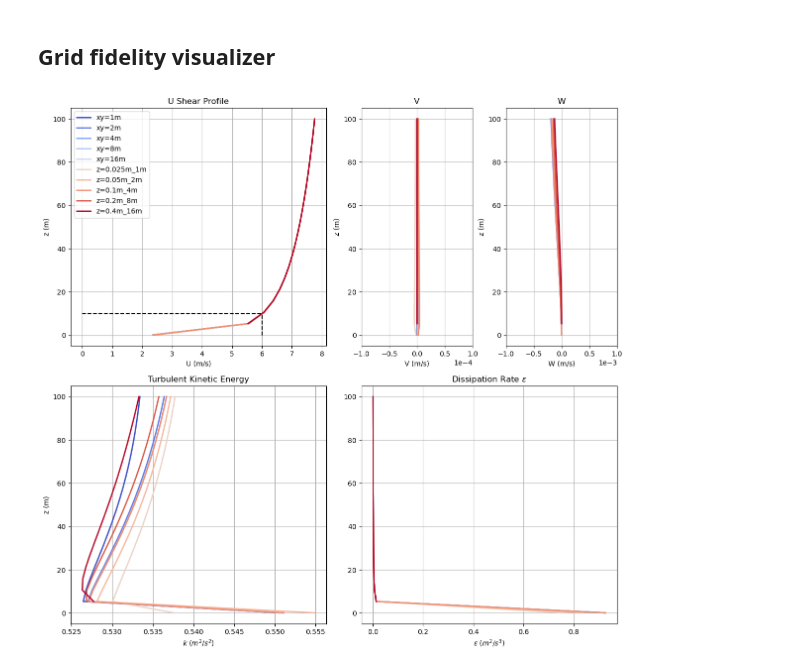
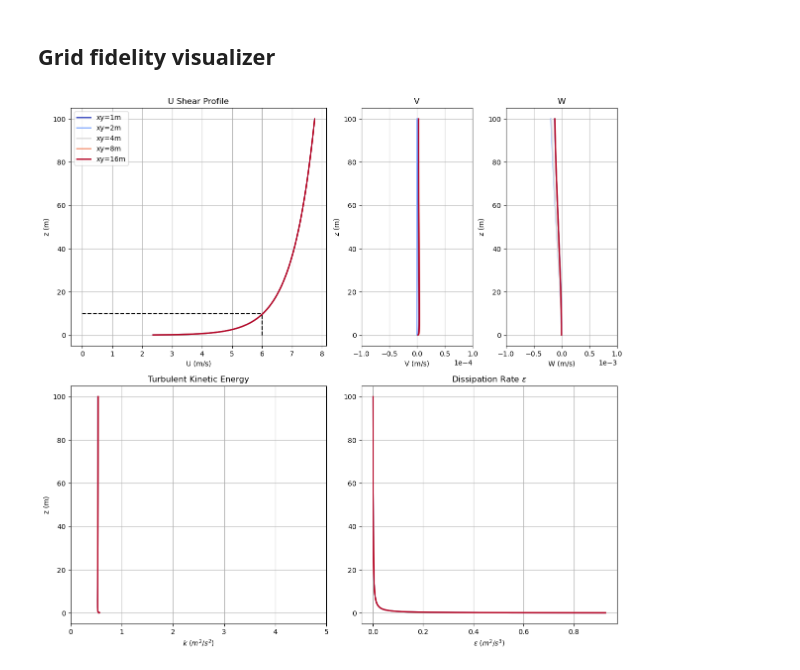
Before and after one commit to JacobManniche/Bachelor_legeplads, a Jupyter notebook: demos/wind field comparison.ipynb, the cells around one changed output. Drawn from its saved outputs; the diff is of its cells as text; code cells hidden in the pictures.

```diff
--- a/demos/wind field comparison.ipynb
+++ b/demos/wind field comparison.ipynb
@@ -774,6 +774,7 @@ axs[0,2].set_xlim(-0.5, 0.5)
 axs[1,0].set_title('Turbulent Kinetic Energy')
 axs[1,0].set_xlabel(r'$k$ ($m^2/s^2$)')
 axs[1,0].set_ylabel('z (m)')
+axs[1,0].set_xlim(0, 1)
 
 axs[1,1].set_title(r'Dissipation Rate $\varepsilon$')
 axs[1,1].set_xlabel(r'$\varepsilon$ ($m^2/s^3$)')
@@ -970,6 +971,9 @@ comb_lib_grid = {
 
 comb_list = list(comb_lib_grid.keys())
 # %%
+comb_lib_grid = xy_wf_library_grid
+comb_list = xy_list
+
 U_ref = 6      # [m/s]
 wd = 0         # [deg]
 
@@ -979,7 +983,7 @@ uw = WindField(profile='uniform', U_ref=U_ref, direction=wd)
 
 # ---------------------------------------------------
 point = np.array([0, 0])   # x,y coordinates
-z_vals = np.linspace(0.1, 100, 20)
+z_vals = np.linspace(0.1, 100, 2000)
 
 colors = plt.cm.coolwarm(np.linspace(0, 1, len(comb_lib_grid)))
 # ---------------------------------------------------
@@ -1049,31 +1053,32 @@ for xy, wf_current in comb_lib_grid.items():
 
 ax_u.plot([0, U_ref], [10, 10], color='k', linestyle='--')
 ax_u.plot([U_ref, U_ref], [0,10], color='k', linestyle='--')
 
 ax_u.set_title('U Shear Profile')
 ax_u.set_xlabel('U (m/s)')
 ax_u.set_ylabel('z (m)')
 ax_u.legend()
 
 ax_v.set_title('V')
 ax_v.set_xlabel('V (m/s)')
 ax_v.set_ylabel('z (m)')
 
 ax_w.set_title('W')
 ax_w.set_xlabel('W (m/s)')
 ax_w.set_ylabel('z (m)')
 
 ax_k.set_title('Turbulent Kinetic Energy')
 ax_k.set_xlabel(r'$k$ ($m^2/s^2$)')
 ax_k.set_ylabel('z (m)')
+ax_k.set_xlim(0,5)
 
 ax_eps.set_title(r'Dissipation Rate $\varepsilon$')
 ax_eps.set_xlabel(r'$\varepsilon$ ($m^2/s^3$)')
 
 for ax in [ax_u, ax_v, ax_w, ax_k, ax_eps]:
     ax.grid(True)
 
 plt.tight_layout(rect=[0,0,1,0.95])
 plt.show()
 # %% [output]
-[figure, old version]
+[figure, new version]
```
Also changed, not shown: parts of 6 cells of this notebook, 1 other file.
